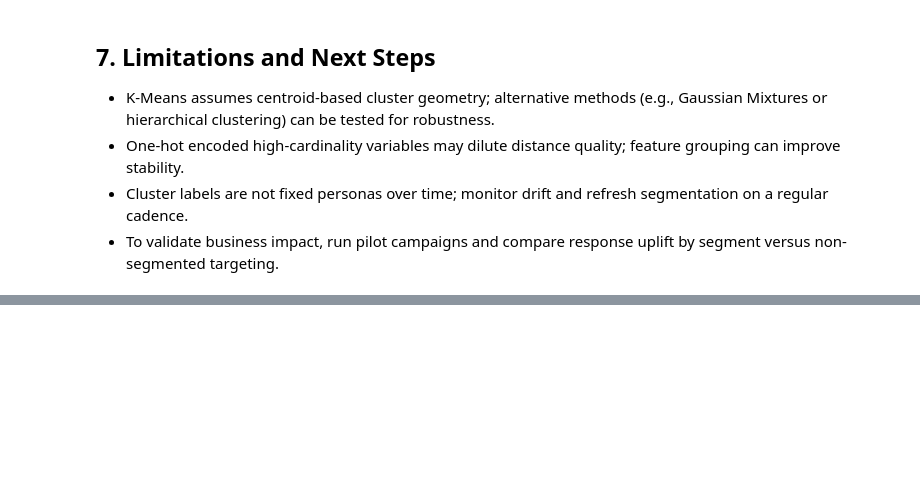
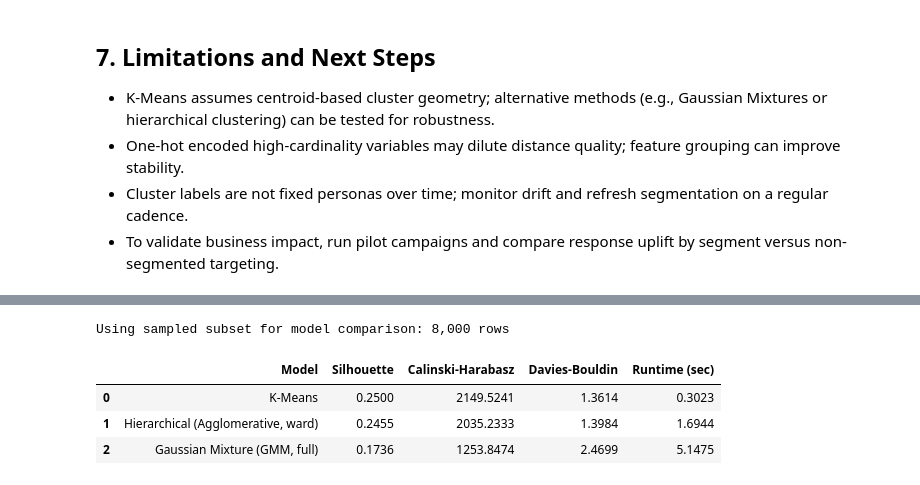
Before and after one commit to LiuXingyu627/takeHomeProject, a Jupyter notebook: segmentation.ipynb, the cells around one changed output, grey strips where cells are left out. Saved outputs shown, nothing was run; the diff lists cells and outputs as text; code cells hidden in the pictures; blank space fills up the shorter version.

```diff
--- a/segmentation.ipynb
+++ b/segmentation.ipynb
@@ -320,0 +337,80 @@ Example segment actions (aligned to observed profiles):
+# %%
+# Compare K-Means vs Hierarchical (Agglomerative) vs GMM at k=5 on same sample
+compare_k = 5
+max_compare_rows = 8000
+rng = np.random.default_rng(42)
+
+if X_cluster_processed.shape[0] > max_compare_rows:
+    compare_idx = rng.choice(X_cluster_processed.shape[0], size=max_compare_rows, replace=False)
+    X_compare = X_cluster_processed[compare_idx]
+    print(f'Using sampled subset for model comparison: {max_compare_rows:,} rows')
+else:
+    X_compare = X_cluster_processed
+    print(f'Using full dataset for model comparison: {X_compare.shape[0]:,} rows')
+
+results = []
+
+# 1) K-Means
+start = time.time()
+km_cmp = KMeans(n_clusters=compare_k, random_state=42)
+labels_km = km_cmp.fit_predict(X_compare)
+km_time = time.time() - start
+
+results.append({
+    'Model': 'K-Means',
+    'Silhouette': silhouette_score(X_compare, labels_km),
+    'Calinski-Harabasz': calinski_harabasz_score(X_compare, labels_km),
+    'Davies-Bouldin': davies_bouldin_score(X_compare, labels_km),
+    'Runtime (sec)': km_time
+})
+
+# 2) Hierarchical (Ward linkage)
+start = time.time()
+agg_cmp = AgglomerativeClustering(n_clusters=compare_k, linkage='ward')
+labels_agg = agg_cmp.fit_predict(X_compare)
+agg_time = time.time() - start
+
+results.append({
+    'Model': 'Hierarchical (Agglomerative, ward)',
+    'Silhouette': silhouette_score(X_compare, labels_agg),
+    'Calinski-Harabasz': calinski_harabasz_score(X_compare, labels_agg),
+    'Davies-Bouldin': davies_bouldin_score(X_compare, labels_agg),
+    'Runtime (sec)': agg_time
+})
+
+# 3) Gaussian Mixture Model (full covariance)
+start = time.time()
+gmm_cmp = GaussianMixture(n_components=compare_k, covariance_type='full', random_state=42)
+labels_gmm = gmm_cmp.fit_predict(X_compare)
+gmm_time = time.time() - start
+
+results.append({
+    'Model': 'Gaussian Mixture (GMM, full)',
+    'Silhouette': silhouette_score(X_compare, labels_gmm),
+    'Calinski-Harabasz': calinski_harabasz_score(X_compare, labels_gmm),
+    'Davies-Bouldin': davies_bouldin_score(X_compare, labels_gmm),
+    'Runtime (sec)': gmm_time
+})
+
+compare_df = pd.DataFrame(results).round(4)
+display(compare_df)
+
+# Simple evidence-based recommendation rule
+# Better if: higher Silhouette + Calinski-Harabasz, lower Davies-Bouldin and runtime
+rank_df = compare_df.copy()
+rank_df['rank_silhouette'] = rank_df['Silhouette'].rank(ascending=False)
+rank_df['rank_ch'] = rank_df['Calinski-Harabasz'].rank(ascending=False)
+rank_df['rank_db'] = rank_df['Davies-Bouldin'].rank(ascending=True)
+rank_df['rank_time'] = rank_df['Runtime (sec)'].rank(ascending=True)
+rank_df['avg_rank'] = rank_df[['rank_silhouette', 'rank_ch', 'rank_db', 'rank_time']].mean(axis=1)
+rank_df = rank_df.sort_values('avg_rank')
+
+recommended_model = rank_df.iloc[0]['Model']
+print(f"Recommended clustering model from this benchmark: {recommended_model}")
+print('Note: final model choice should also consider interpretability and operational simplicity.')
+# %% [output]
+Using sampled subset for model comparison: 8,000 rows
+|  | Model | Silhouette | Calinski-Harabasz | Davies-Bouldin | Runtime (sec) |
+| 0 | K-Means | 0.2500 | 2149.5241 | 1.3614 | 0.3023 |
+| 1 | Hierarchical (Agglomerative, ward) | 0.2455 | 2035.2333 | 1.3984 | 1.6944 |
+| 2 | Gaussian Mixture (GMM, full) | 0.1736 | 1253.8474 | 2.4699 | 5.1475 |
```
Also changed, not shown: parts of 3 cells of this notebook, 2 other files.
